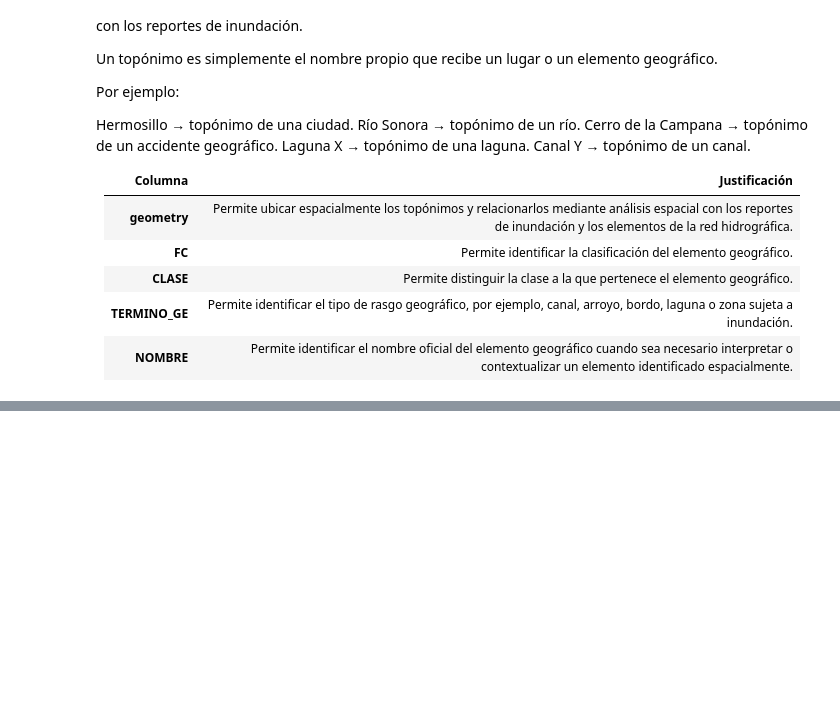
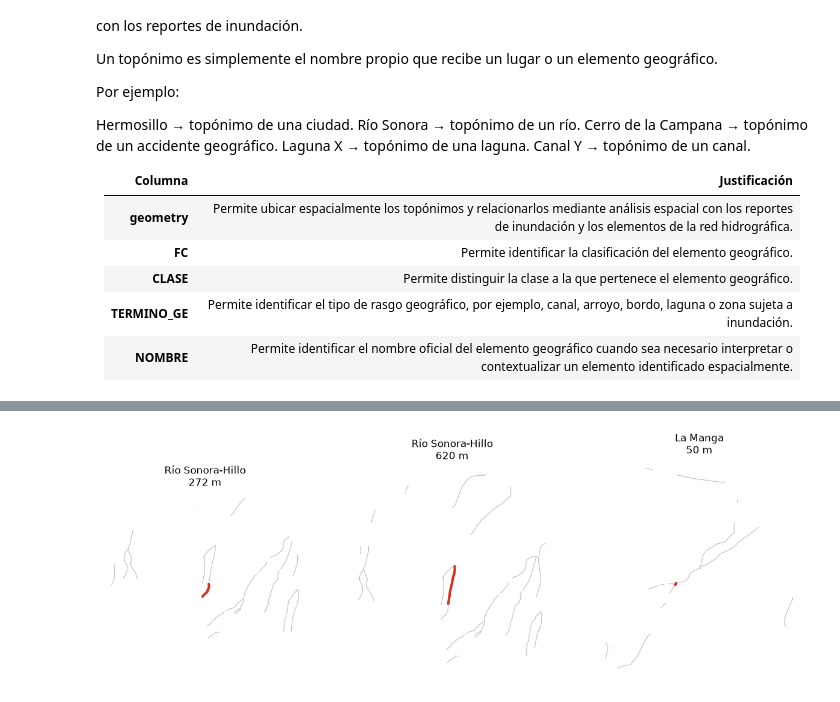
Before and after one commit to Mcd-2026-2-IngC-Team/proyecto-ingenieria-de-caracteristicas, a Jupyter notebook: notebooks/AAMM/03-AAMM-data-exploration.ipynb, the cells around one changed output, grey strips where cells are left out. Saved outputs shown, nothing was run; the diff lists cells and outputs as text; code cells hidden in the pictures; blank space fills up the shorter version.

```diff
--- a/notebooks/AAMM/03-AAMM-data-exploration.ipynb
+++ b/notebooks/AAMM/03-AAMM-data-exploration.ipynb
@@ -328,0 +557,17 @@ san_miguel_to_limpio.head()
+# %%
+# Zoom a cada segmento deshabilitado (1.5 km de contexto):
+# a escala de la ciudad apenas se distinguen (~0.9 km en total).
+n = len(deshabilitados)
+fig, axes = plt.subplots(1, n, figsize=(5 * n, 5))
+axes = [axes] if n == 1 else axes
+for ax, (_, seg) in zip(axes, deshabilitados.iterrows()):
+    entorno = seg.geometry.buffer(1500)
+    gpd.clip(hl_ciudad, entorno).plot(ax=ax, color=colores[1], linewidth=0.8)
+    gpd.GeoSeries([seg.geometry], crs=METRICO).plot(
+        ax=ax, color=colores[seg["DESC_ENABL"]], linewidth=3
+    )
+    ax.set_title(f"{seg['subcuenca']}\n{seg.geometry.length:.0f} m")
+    ax.set_axis_off()
+plt.show()
+# %% [output]
+[figure, added]
```
Also changed, not shown: parts of 23 cells of this notebook, 7 other files.
